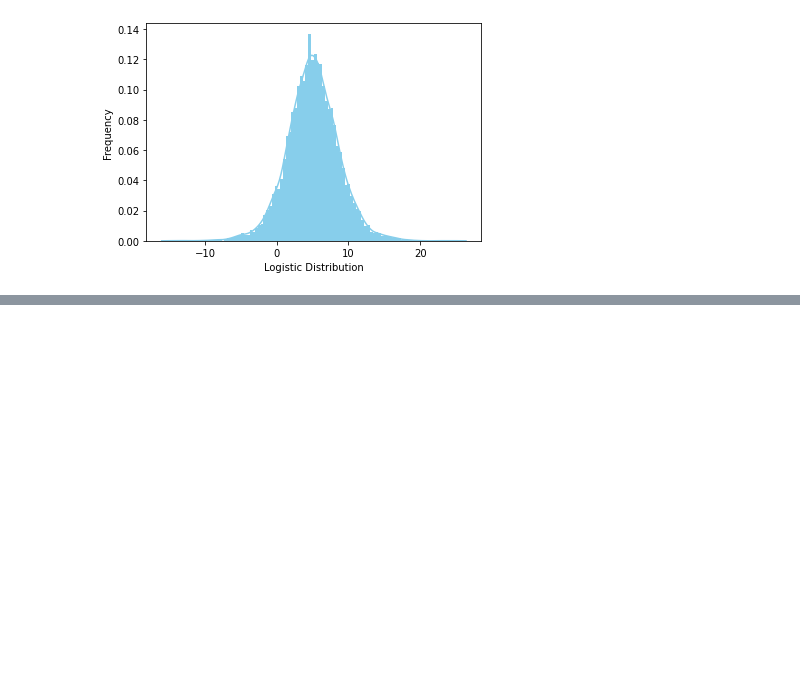
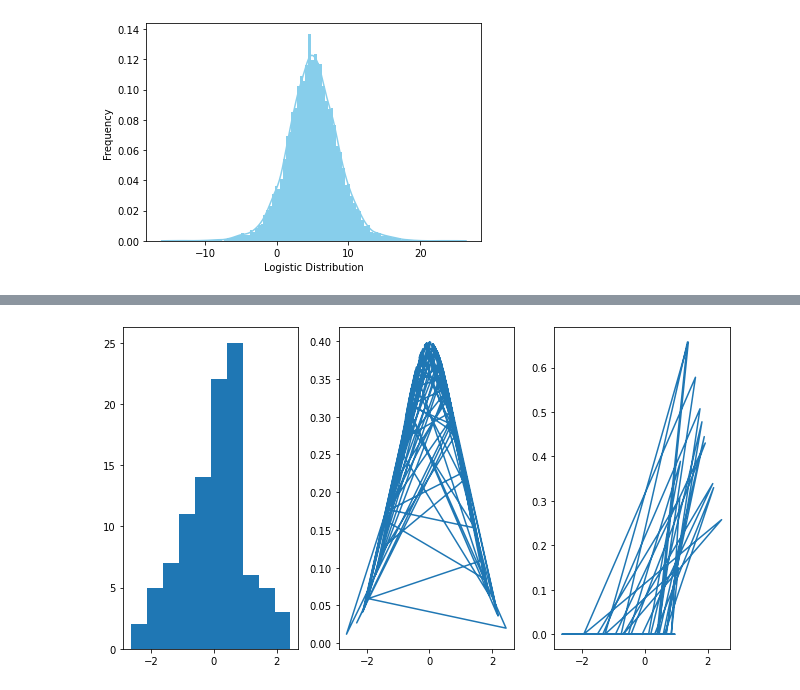
Before and after one commit to ram-anand/ram-anand.github.io, a Jupyter notebook: List_of_Statistical_Distributions_for_Data_Science_Python.ipynb, the cells around one changed output, grey strips where cells are left out. Cells and saved outputs as stored; diff of their text form; code cells hidden in the pictures; blank space fills up the shorter version.

```diff
--- a/List_of_Statistical_Distributions_for_Data_Science_Python.ipynb
+++ b/List_of_Statistical_Distributions_for_Data_Science_Python.ipynb
@@ -859,0 +1051,11 @@ plt.show()
+# %%
+fig, axes = plt.subplots(nrows=1, ncols=3, figsize=(9, 5))
+# Histogram Plot of Observed Data
+axes[0].hist(y)
+#Exponential Distribution Fitting
+axes[1].plot(y, norm.pdf(y_std, 0, 1))
+#Inverse-Gaussian Distribution Fitting
+axes[2].plot(y, lognorm.pdf(y_std, 1, 1))
+fig.tight_layout()
+# %% [output]
+[figure, added]
```
Also changed, not shown: parts of 12 cells of this notebook.
